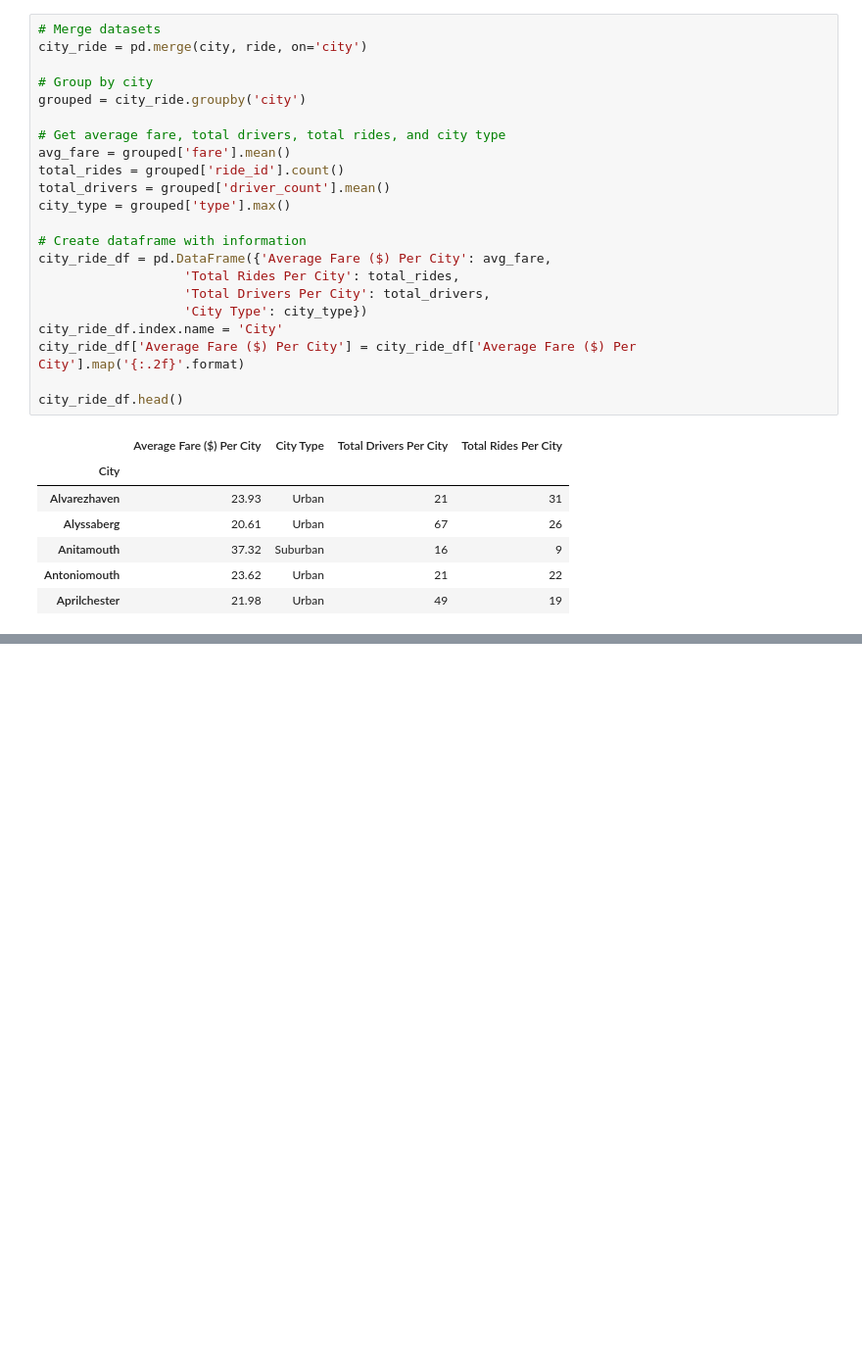
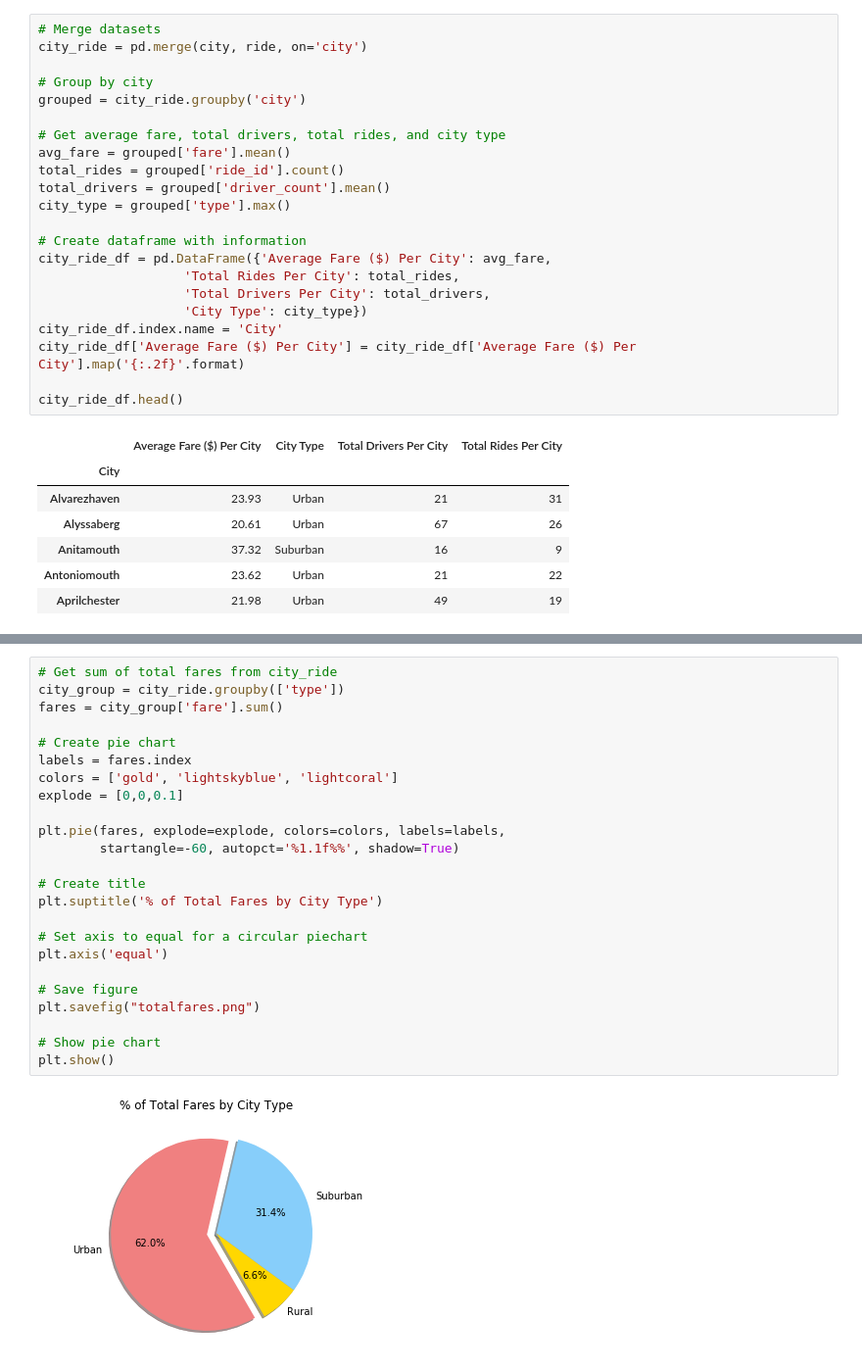
Before and after one commit to vtyeh/matplotlib, a Jupyter notebook: Pyber.ipynb, the cells around one changed output, grey strips where cells are left out. Shown: that part at 98% size. Saved outputs shown, nothing was run; the diff lists cells and outputs as text; blank space fills up the shorter version.

```diff
--- a/Pyber.ipynb
+++ b/Pyber.ipynb
@@ -85,3 +88,29 @@ legend.legendHandles[2]._sizes = [30]
 plt.show()
 # %% [output]
 [figure]
+# %%
+# Get sum of total fares from city_ride
+city_group = city_ride.groupby(['type'])
+fares = city_group['fare'].sum()
+
+# Create pie chart
+labels = fares.index
+colors = ['gold', 'lightskyblue', 'lightcoral']
+explode = [0,0,0.1]
+
+plt.pie(fares, explode=explode, colors=colors, labels=labels,
+        startangle=-60, autopct='%1.1f%%', shadow=True)
+
+# Create title
+plt.suptitle('% of Total Fares by City Type')
+
+# Set axis to equal for a circular piechart
+plt.axis('equal')
+
+# Save figure
+plt.savefig("totalfares.png")
+
+# Show pie chart
+plt.show()
+# %% [output]
+[figure, added]
```
Also changed, not shown: parts of 5 cells of this notebook.
